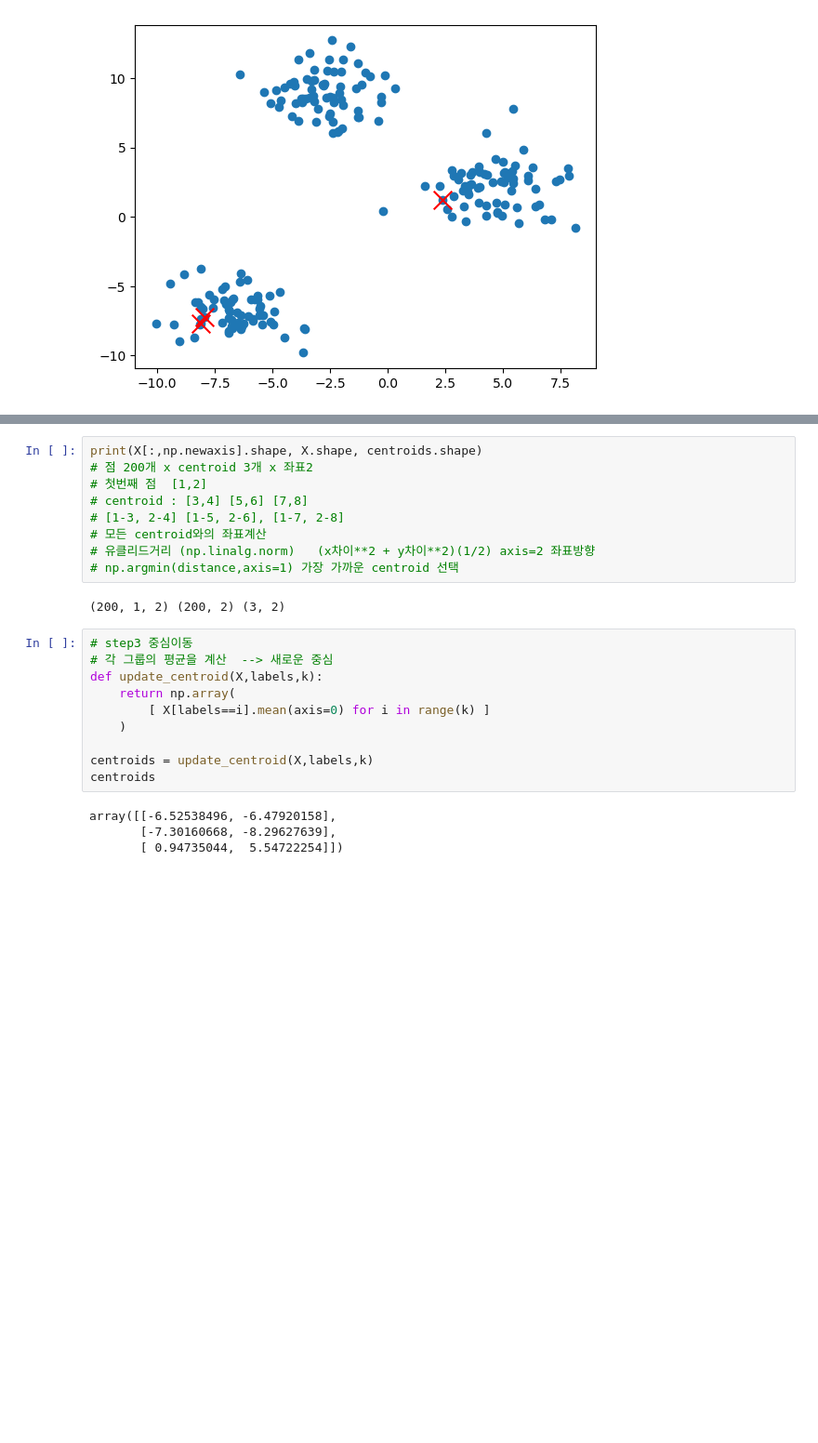
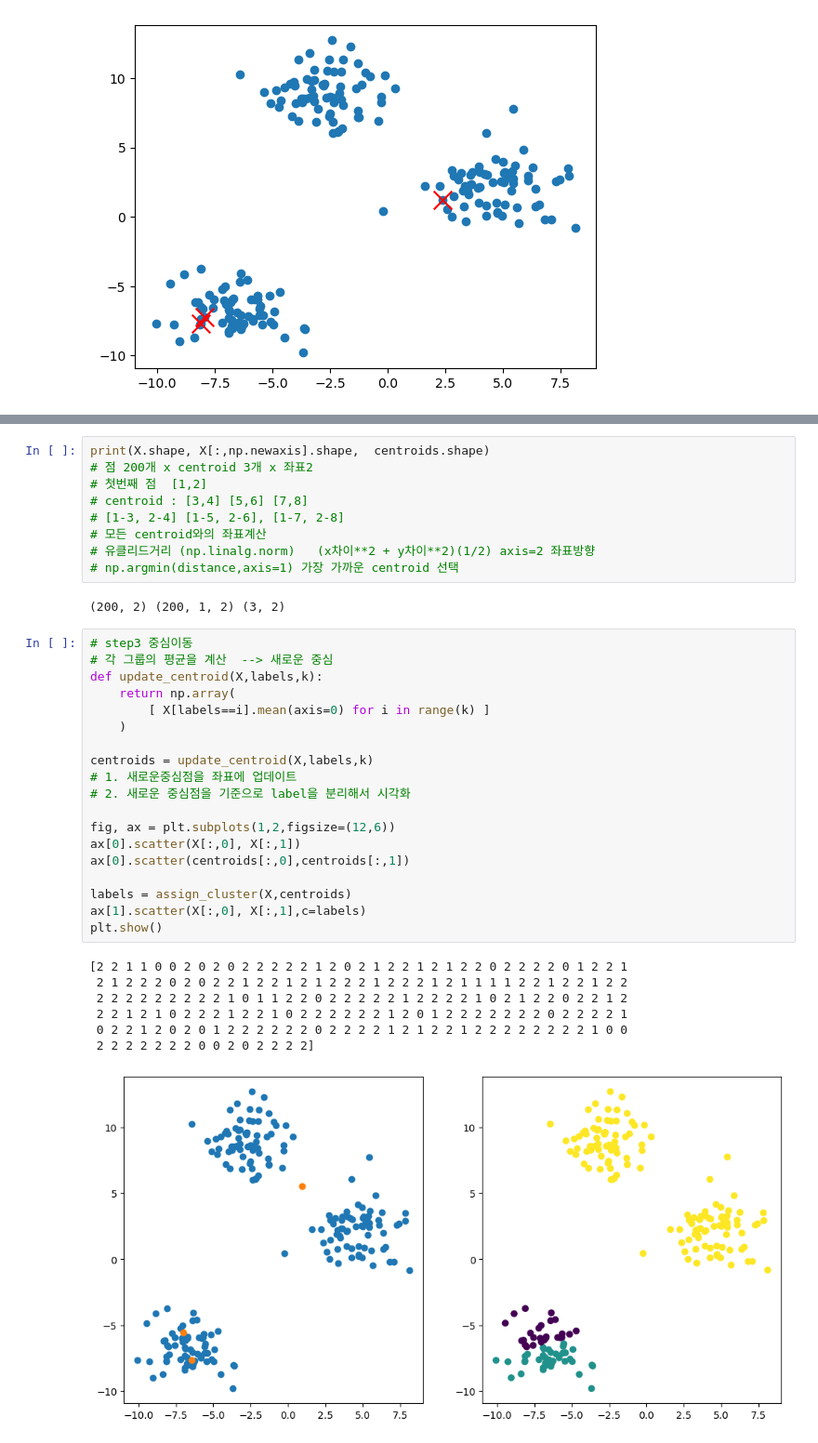
Before and after one commit to skn29teacher/skn29_lecture, a Jupyter notebook: 머신러닝/09.군집/001.ipynb, the cells around one changed output, grey strips where cells are left out. Shown at 93% size. Cells and saved outputs as stored; diff of their text form; blank space fills up the shorter version.

```diff
--- a/머신러닝/09.군집/001.ipynb
+++ b/머신러닝/09.군집/001.ipynb
@@ -48,5 +56,5 @@ plt.show()
 # %%
-print(X[:,np.newaxis].shape, X.shape, centroids.shape)
+print(X.shape, X[:,np.newaxis].shape,  centroids.shape)
 # 점 200개 x centroid 3개 x 좌표2
 # 첫번째 점  [1,2]
 # centroid : [3,4] [5,6] [7,8]
@@ -55,18 +63,31 @@ print(X[:,np.newaxis].shape, X.shape, centroids.shape)
 # 유클리드거리 (np.linalg.norm)   (x차이**2 + y차이**2)(1/2) axis=2 좌표방향
 # np.argmin(distance,axis=1) 가장 가까운 centroid 선택
 # %% [output]
-(200, 1, 2) (200, 2) (3, 2)
+(200, 2) (200, 1, 2) (3, 2)
 # %%
 # step3 중심이동
 # 각 그룹의 평균을 계산  --> 새로운 중심
 def update_centroid(X,labels,k):
     return np.array(
         [ X[labels==i].mean(axis=0) for i in range(k) ]
     )
 
 centroids = update_centroid(X,labels,k)
-centroids
+# 1. 새로운중심점을 좌표에 업데이트
+# 2. 새로운 중심점을 기준으로 label을 분리해서 시각화
+
+fig, ax = plt.subplots(1,2,figsize=(12,6))
+ax[0].scatter(X[:,0], X[:,1])
+ax[0].scatter(centroids[:,0],centroids[:,1])
+
+labels = assign_cluster(X,centroids)
+ax[1].scatter(X[:,0], X[:,1],c=labels)
+plt.show()
 # %% [output]
-array([[-6.52538496, -6.47920158],
-       [-7.30160668, -8.29627639],
-       [ 0.94735044,  5.54722254]])
+[2 2 1 1 0 0 2 0 2 0 2 2 2 2 2 1 2 0 2 1 2 2 1 2 1 2 2 0 2 2 2 2 0 1 2 2 1
+ 2 1 2 2 2 0 2 0 2 2 1 2 2 1 2 1 2 2 2 1 2 2 2 1 2 1 1 1 1 2 2 1 2 2 1 2 2
+ 2 2 2 2 2 2 2 2 2 1 0 1 1 2 2 0 2 2 2 2 2 1 2 2 2 2 1 0 2 1 2 2 0 2 2 1 2
+ 2 2 1 2 1 0 2 2 2 1 2 2 1 0 2 2 2 2 2 2 1 2 0 1 2 2 2 2 2 2 2 0 2 2 2 2 1
+ 0 2 2 1 2 0 2 0 1 2 2 2 2 2 2 0 2 2 2 2 1 2 1 2 2 1 2 2 2 2 2 2 2 2 1 0 0
+ 2 2 2 2 2 2 2 0 0 2 0 2 2 2 2]
+[figure, added]
```
Also changed, not shown: parts of 6 cells of this notebook.
